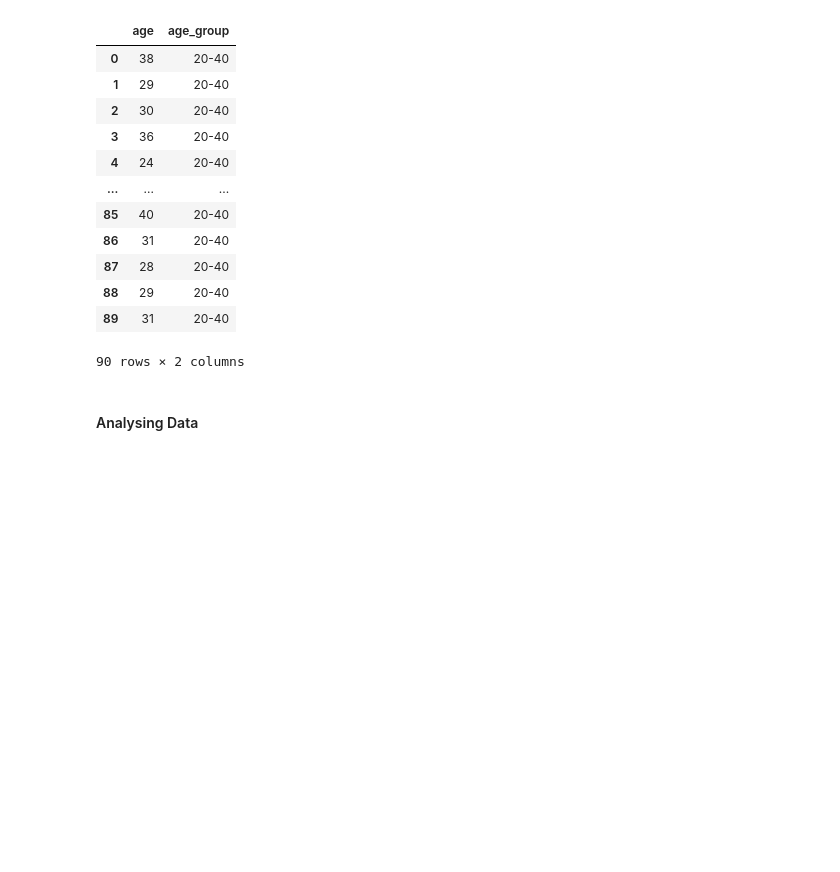
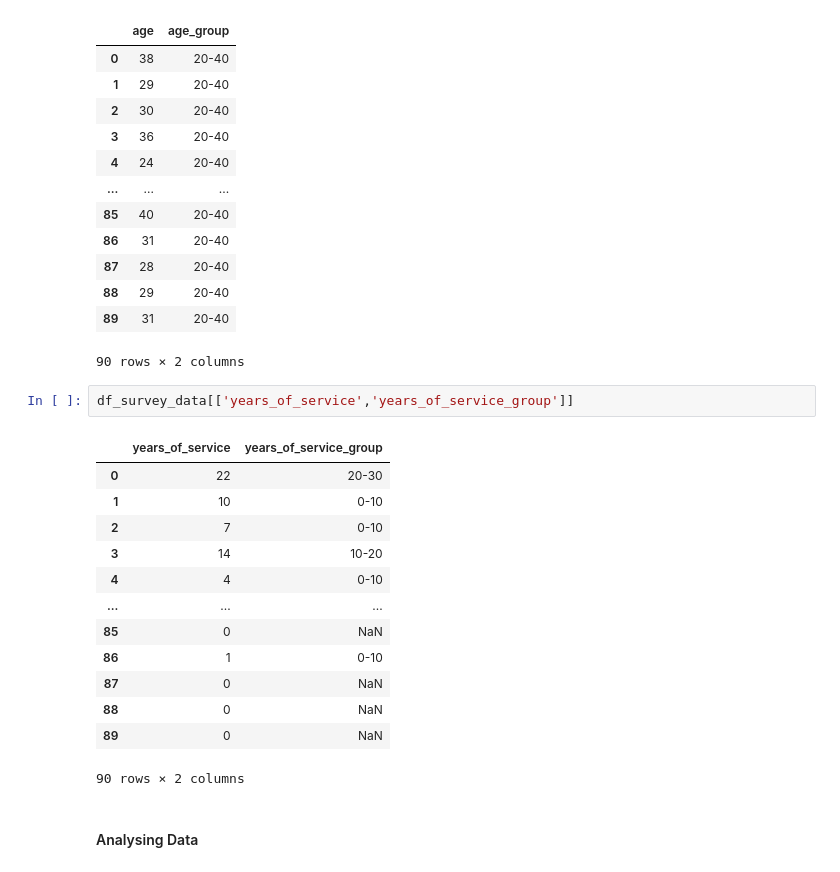
Before and after one commit to DGautam11/ShopSarisfactionSurveyAnalysis, a Jupyter notebook: WorkPlaceSatisfactionSurveyAnalysis.ipynb, the cells around one changed output. Saved outputs shown, nothing was run; the diff lists cells and outputs as text; blank space fills up the shorter version.

```diff
--- a/WorkPlaceSatisfactionSurveyAnalysis.ipynb
+++ b/WorkPlaceSatisfactionSurveyAnalysis.ipynb
@@ -280,6 +288,22 @@ df_survey_data[['age','age_group']]
 | 88 | 29 | 20-40 |
 | 89 | 31 | 20-40 |
 90 rows × 2 columns
+# %%
+df_survey_data[['years_of_service','years_of_service_group']]
+# %% [output]
+|  | years_of_service | years_of_service_group |
+| 0 | 22 | 20-30 |
+| 1 | 10 | 0-10 |
+| 2 | 7 | 0-10 |
+| 3 | 14 | 10-20 |
+| 4 | 4 | 0-10 |
+| ... | ... | ... |
+| 85 | 0 | NaN |
+| 86 | 1 | 0-10 |
+| 87 | 0 | NaN |
+| 88 | 0 | NaN |
+| 89 | 0 | NaN |
+90 rows × 2 columns
 # %% [markdown]
 <h4>Analysing Data </h4>
 # %% [markdown]
```
Also changed, not shown: parts of 4 cells of this notebook.
